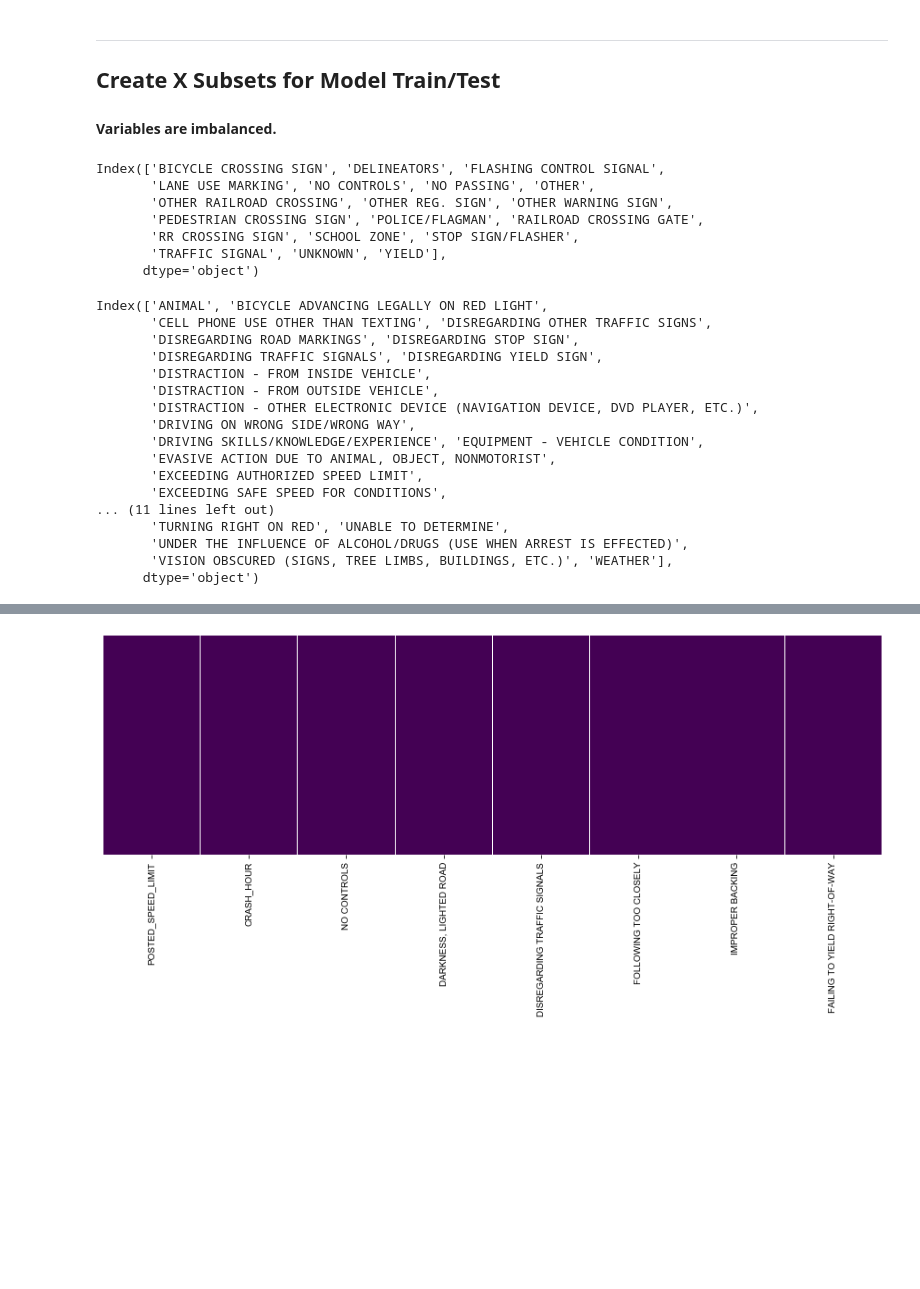
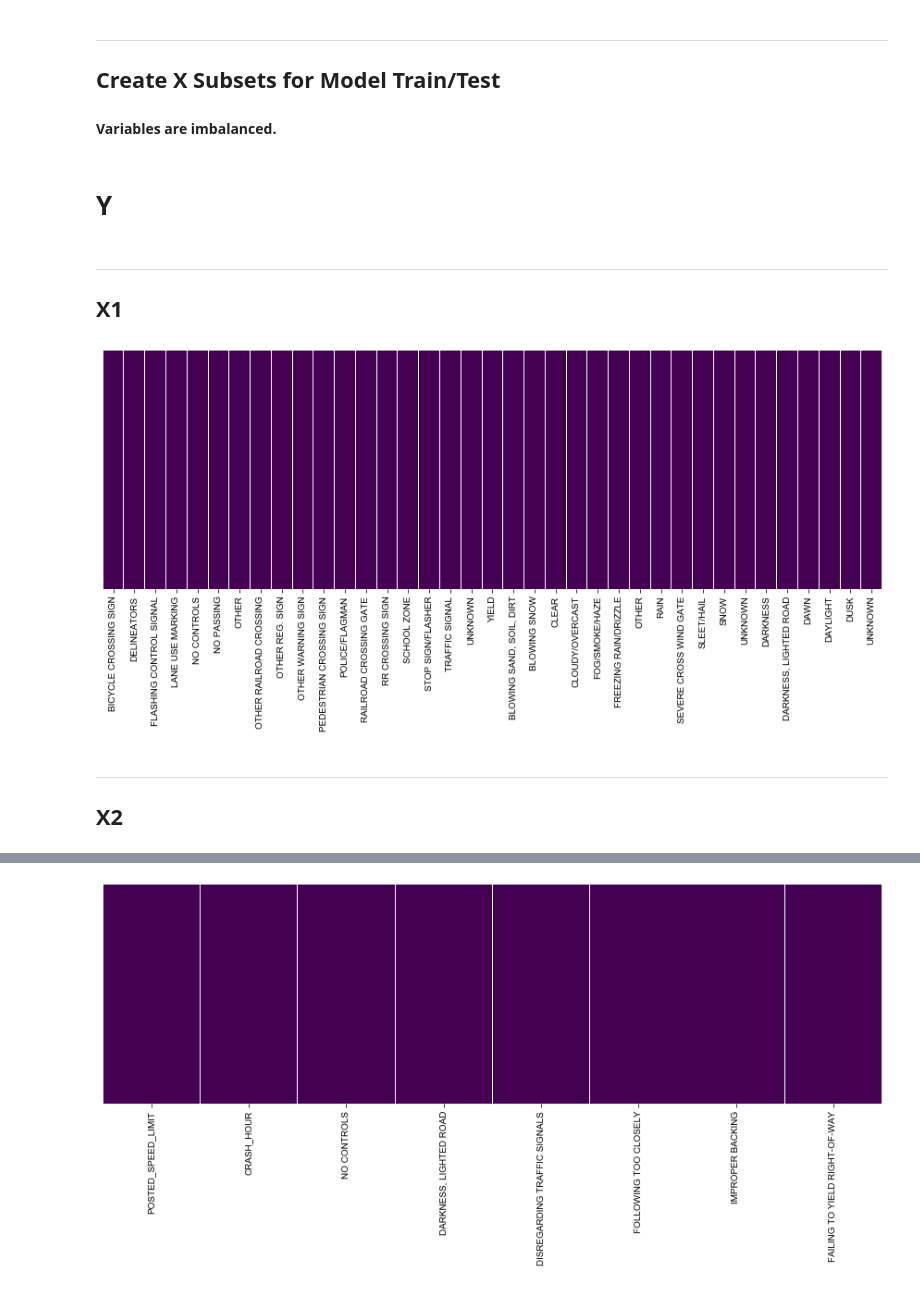
Before and after one commit to Morgan-Sell/chi-traffic-accidents, a Jupyter notebook: chi-transport-v2.ipynb, the cells around one changed output, grey strips where cells are left out. Drawn from its saved outputs; the diff is of its cells as text; code cells hidden in the pictures; blank space fills up the shorter version.

```diff
--- a/chi-transport-v2.ipynb
+++ b/chi-transport-v2.ipynb
@@ -405,18 +403,13 @@ X_im_train, X_im_test, y_im_train, y_im_test = train_test_split(X_imbl, y_imbl,
 ## Create X Subsets for Model Train/Test
 
 #### Variables are imbalanced.
+# %% [markdown]
+# Y
 # %%
 y_all_true = accidents2[['fatal_incap']]
-# %%
-trfc_cntrl.columns
-# %% [output]
-Index(['BICYCLE CROSSING SIGN', 'DELINEATORS', 'FLASHING CONTROL SIGNAL',
-       'LANE USE MARKING', 'NO CONTROLS', 'NO PASSING', 'OTHER',
-       'OTHER RAILROAD CROSSING', 'OTHER REG. SIGN', 'OTHER WARNING SIGN',
-       'PEDESTRIAN CROSSING SIGN', 'POLICE/FLAGMAN', 'RAILROAD CROSSING GATE',
-       'RR CROSSING SIGN', 'SCHOOL ZONE', 'STOP SIGN/FLASHER',
-       'TRAFFIC SIGNAL', 'UNKNOWN', 'YIELD'],
-      dtype='object')
+# %% [markdown]
+---
+## X1
 # %%
 # X1
 # Rmoving POSTED_SPEED_LIMIT and CRASH_HOUR b/c importance is inflated.
@@ -424,9 +417,18 @@ X_1 = accidents[['TRAFFIC_CONTROL_DEVICE', 'WEATHER_CONDITION', 'LIGHTING_CONDIT
 trfc_cntrl = pd.get_dummies(X_1['TRAFFIC_CONTROL_DEVICE'])
 wthr_cndtn = pd.get_dummies(X_1['WEATHER_CONDITION'])
 lghtng_cndtn = pd.get_dummies(X_1['LIGHTING_CONDITION'])
-X_1_dum = pd.concat([X_1, trfc_cntrl, wthr_cndtn, lghtng_cndtn], axis=1)
-X_1_dum.drop(['TRAFFIC_CONTROL_DEVICE', 'WEATHER_CONDITION', 'LIGHTING_CONDITION'], axis=1, inplace=True)
-X_1_train, X_1_test, y_1_train, y_1_test = train_test_split(X_1_dum.values, y_1.values,test_size=0.20, random_state=42)
+X_1 = pd.concat([X_1, trfc_cntrl, wthr_cndtn, lghtng_cndtn], axis=1)
+X_1.drop(['TRAFFIC_CONTROL_DEVICE', 'WEATHER_CONDITION', 'LIGHTING_CONDITION'], axis=1, inplace=True)
+X_1_train, X_1_test, y_1_train, y_1_test = train_test_split(X_1.values, y_all_true.values,test_size=0.20, random_state=42)
+# %%
+plt.figure(figsize=(12,6))
+sns.heatmap(X_1.isnull(), yticklabels=False, cbar=False, cmap='viridis')
+plt.tight_layout();
+# %% [output]
+[figure, added]
+# %% [markdown]
+---
+## X2
 # %%
 X_2 = accidents2[['PRIM_CONTRIBUTORY_CAUSE','ROADWAY_SURFACE_COND','ROAD_DEFECT']]
 prime_cause = pd.get_dummies(accidents2['PRIM_CONTRIBUTORY_CAUSE'])
@@ -437,20 +438,0 @@ X_2_train, X_2_test, y_2_train, y_2_test = train_test_split(X_2_dum.values, y_1.
-# %%
-prime_cause.columns
-# %% [output]
-Index(['ANIMAL', 'BICYCLE ADVANCING LEGALLY ON RED LIGHT',
-       'CELL PHONE USE OTHER THAN TEXTING', 'DISREGARDING OTHER TRAFFIC SIGNS',
-       'DISREGARDING ROAD MARKINGS', 'DISREGARDING STOP SIGN',
-       'DISREGARDING TRAFFIC SIGNALS', 'DISREGARDING YIELD SIGN',
-       'DISTRACTION - FROM INSIDE VEHICLE',
-       'DISTRACTION - FROM OUTSIDE VEHICLE',
-       'DISTRACTION - OTHER ELECTRONIC DEVICE (NAVIGATION DEVICE, DVD PLAYER, ETC.)',
-       'DRIVING ON WRONG SIDE/WRONG WAY',
-       'DRIVING SKILLS/KNOWLEDGE/EXPERIENCE', 'EQUIPMENT - VEHICLE CONDITION',
-       'EVASIVE ACTION DUE TO ANIMAL, OBJECT, NONMOTORIST',
-       'EXCEEDING AUTHORIZED SPEED LIMIT',
-       'EXCEEDING SAFE SPEED FOR CONDITIONS',
-... (11 lines left out)
-       'TURNING RIGHT ON RED', 'UNABLE TO DETERMINE',
-       'UNDER THE INFLUENCE OF ALCOHOL/DRUGS (USE WHEN ARREST IS EFFECTED)',
-       'VISION OBSCURED (SIGNS, TREE LIMBS, BUILDINGS, ETC.)', 'WEATHER'],
-      dtype='object')
```
Also changed, not shown: parts of 42 cells of this notebook.
